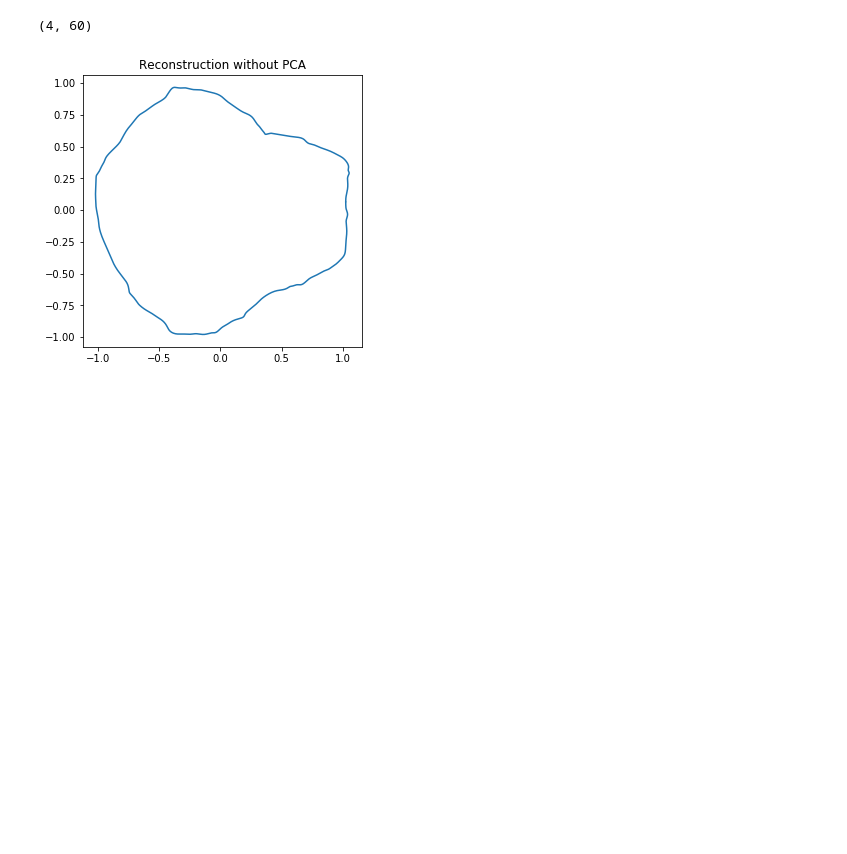
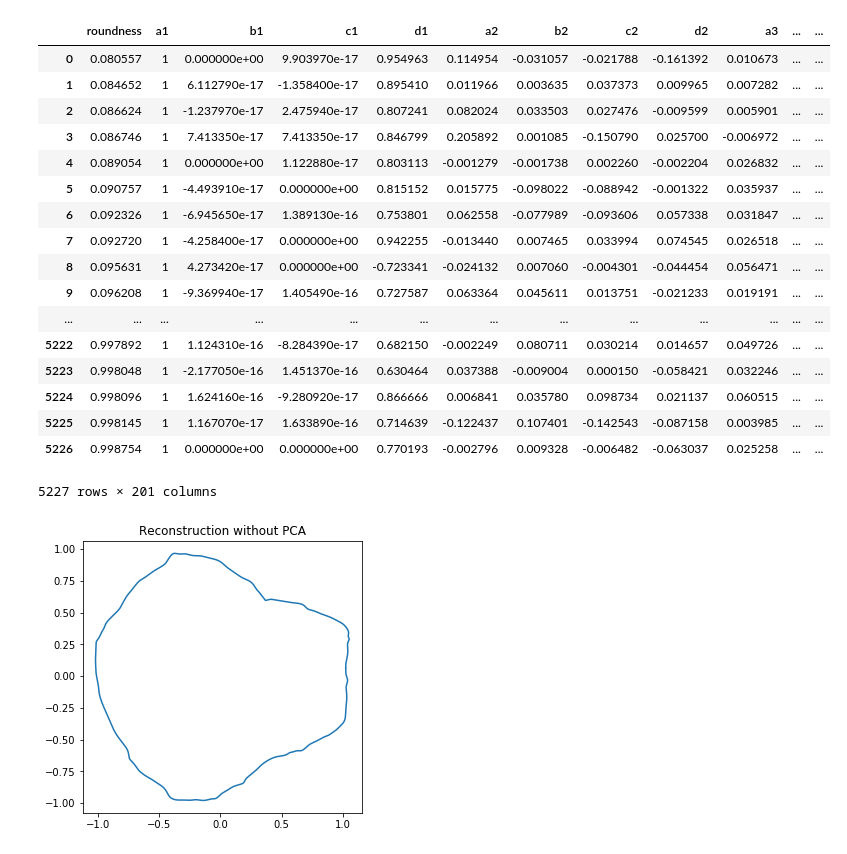
Before and after one commit to Gamalielmch/Morphology, a Jupyter notebook: Jupyter Neural Network/roundness.ipynb, the cells around one changed output. Drawn from its saved outputs; the diff is of its cells as text; code cells hidden in the pictures; blank space fills up the shorter version.

```diff
--- a/Jupyter Neural Network/roundness.ipynb
+++ b/Jupyter Neural Network/roundness.ipynb
@@ -27,11 +34,34 @@ ModuleNotFoundError: No module named 'keras'
 # %%
-data = pd.read_csv("roundnessdata.csv",skip_blank_lines = False)
+data = pd.read_csv("roundnessdata2.csv",skip_blank_lines = False)
 #train_df = pd.read_csv("traindata.csv",skip_blank_lines = False)
 #test_df = pd.read_csv("testdata.csv")
-# %%
-vector[:,:,0].shape
-# %% [output]
-(4, 60)
+# %%
+data = data.drop(data[(data.roundness>=.15) & (data.roundness<.25)].iloc[500:1000,:].index)#Eliminimos 500 de la clase 2
+data = data.drop(data[(data.roundness>=.25) & (data.roundness<.35)].iloc[500:1000,:].index)#Eliminimos 500 de la clase 3
+data = data.sort_values('roundness') #Se aacomoda por los valores delroundness
+data = data.reset_index().iloc[:,1:data.shape[1]+1] #Se acomodan los indices y se borran los viejos
+#data = data.drop(data[pd.isnull(data.roundness)].index)
+# %%
+data
+# %% [output]
+|  | roundness | a1 | b1 | c1 | d1 | a2 | b2 | c2 | d2 | a3 | ... | ... |
+| 0 | 0.080557 | 1 | 0.000000e+00 | 9.903970e-17 | 0.954963 | 0.114954 | -0.031057 | -0.021788 | -0.161392 | 0.010673 | ... | ... |
+| 1 | 0.084652 | 1 | 6.112790e-17 | -1.358400e-17 | 0.895410 | 0.011966 | 0.003635 | 0.037373 | 0.009965 | 0.007282 | ... | ... |
+| 2 | 0.086624 | 1 | -1.237970e-17 | 2.475940e-17 | 0.807241 | 0.082024 | 0.033503 | 0.027476 | -0.009599 | 0.005901 | ... | ... |
+| 3 | 0.086746 | 1 | 7.413350e-17 | 7.413350e-17 | 0.846799 | 0.205892 | 0.001085 | -0.150790 | 0.025700 | -0.006972 | ... | ... |
+| 4 | 0.089054 | 1 | 0.000000e+00 | 1.122880e-17 | 0.803113 | -0.001279 | -0.001738 | 0.002260 | -0.002204 | 0.026832 | ... | ... |
+| 5 | 0.090757 | 1 | -4.493910e-17 | 0.000000e+00 | 0.815152 | 0.015775 | -0.098022 | -0.088942 | -0.001322 | 0.035937 | ... | ... |
+| 6 | 0.092326 | 1 | -6.945650e-17 | 1.389130e-16 | 0.753801 | 0.062558 | -0.077989 | -0.093606 | 0.057338 | 0.031847 | ... | ... |
+| 7 | 0.092720 | 1 | -4.258400e-17 | 0.000000e+00 | 0.942255 | -0.013440 | 0.007465 | 0.033994 | 0.074545 | 0.026518 | ... | ... |
+| 8 | 0.095631 | 1 | 4.273420e-17 | 0.000000e+00 | -0.723341 | -0.024132 | 0.007060 | -0.004301 | -0.044454 | 0.056471 | ... | ... |
+| 9 | 0.096208 | 1 | -9.369940e-17 | 1.405490e-16 | 0.727587 | 0.063364 | 0.045611 | 0.013751 | -0.021233 | 0.019191 | ... | ... |
+| ... | ... | ... | ... | ... | ... | ... | ... | ... | ... | ... | ... | ... |
+| 5222 | 0.997892 | 1 | 1.124310e-16 | -8.284390e-17 | 0.682150 | -0.002249 | 0.080711 | 0.030214 | 0.014657 | 0.049726 | ... | ... |
+| 5223 | 0.998048 | 1 | -2.177050e-16 | 1.451370e-16 | 0.630464 | 0.037388 | -0.009004 | 0.000150 | -0.058421 | 0.032246 | ... | ... |
+| 5224 | 0.998096 | 1 | 1.624160e-16 | -9.280920e-17 | 0.866666 | 0.006841 | 0.035780 | 0.098734 | 0.021137 | 0.060515 | ... | ... |
+| 5225 | 0.998145 | 1 | 1.167070e-17 | 1.633890e-16 | 0.714639 | -0.122437 | 0.107401 | -0.142543 | -0.087158 | 0.003985 | ... | ... |
+| 5226 | 0.998754 | 1 | 0.000000e+00 | 0.000000e+00 | 0.770193 | -0.002796 | 0.009328 | -0.006482 | -0.063037 | 0.025258 | ... | ... |
+5227 rows × 201 columns
 # %%
 A0=0
 C0=0
```
Also changed, not shown: parts of 3 cells of this notebook, 2 other files.
